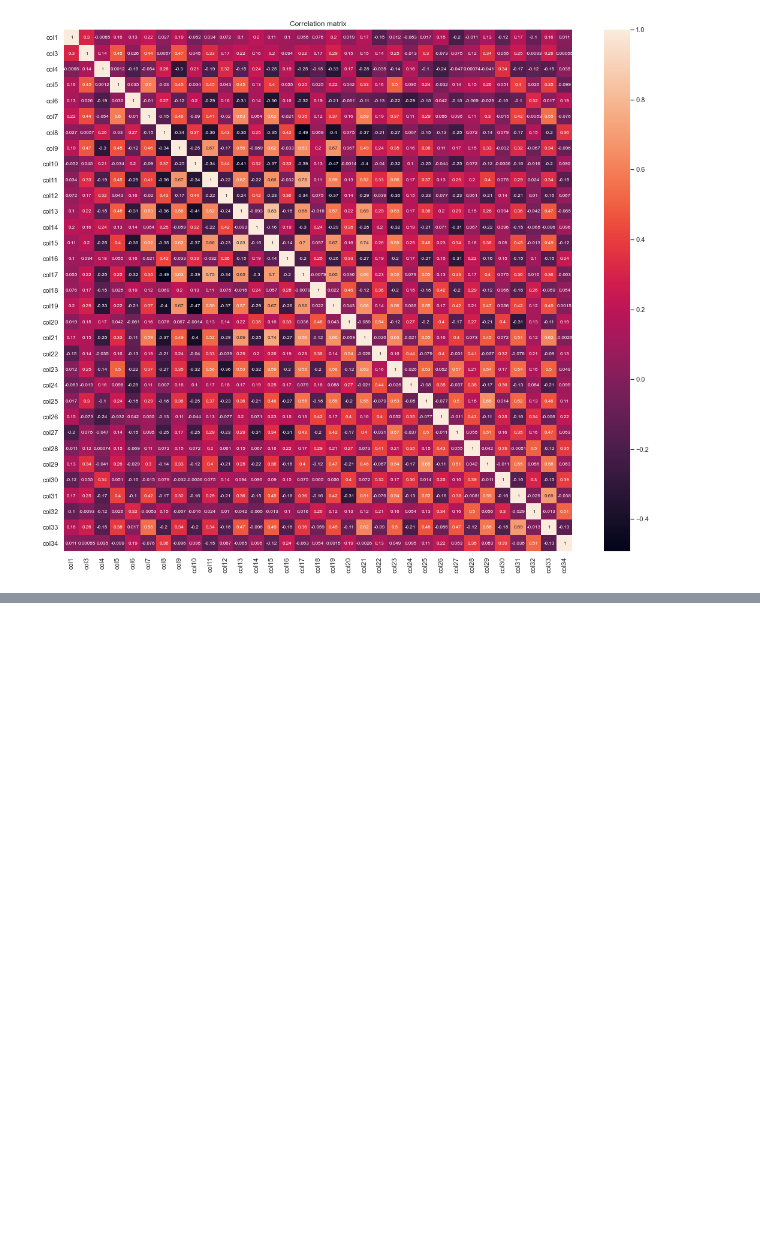
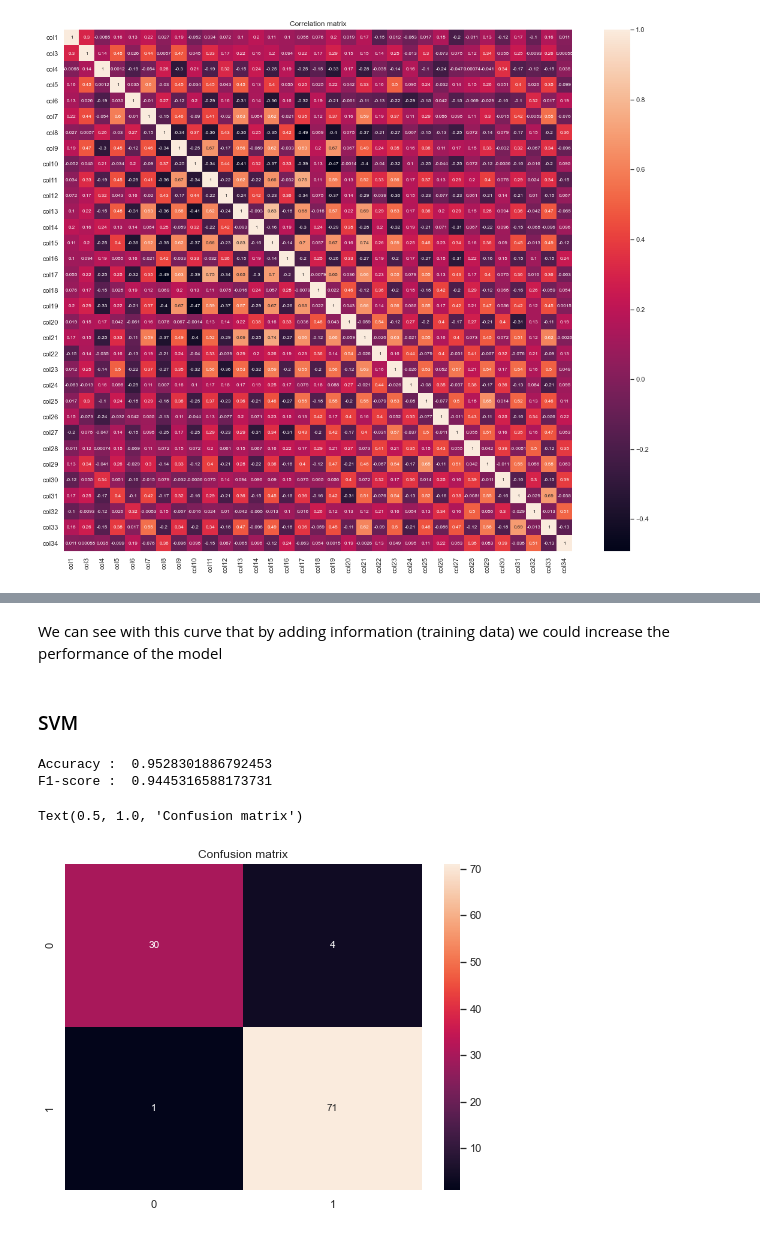
Before and after one commit to MohamedNennouche/Other-classification-projects, a Jupyter notebook: iono-notebook.ipynb, the cells around one changed output, grey strips where cells are left out. Cells and saved outputs as stored; diff of their text form; code cells hidden in the pictures; blank space fills up the shorter version.

```diff
--- a/iono-notebook.ipynb
+++ b/iono-notebook.ipynb
@@ -75,0 +149,23 @@ Text(0.5, 1.0, 'Correlation matrix')
+# %% [markdown]
+We can see with this curve that by adding information (training data) we could increase the performance of the model
+# %% [markdown]
+### SVM
+# %%
+parameters = {'degree':np.arange(1,20,1)}
+svm=SVC(gamma='scale', class_weight='balanced')
+clf = GridSearchCV(svm, parameters, scoring='f1_macro')
+clf.fit(fv_train,etiq_train)
+svm=SVC(**clf.best_params_)
+svm.fit(fv_train,etiq_train)
+ysvm=svm.predict(fv_test)
+print("Accuracy : ",metrics.accuracy_score(etiq_test, ysvm))
+print("F1-score : ",metrics.f1_score(etiq_test, ysvm, average='macro'))
+
+plt.figure(figsize=(8,6))
+sns.heatmap(metrics.confusion_matrix(etiq_test, ysvm), annot=True, annot_kws={"size": 10})
+plt.title('Confusion matrix')
+# %% [output]
+Accuracy :  0.9528301886792453
+F1-score :  0.9445316588173731
+Text(0.5, 1.0, 'Confusion matrix')
+[figure, added]
```
Also changed, not shown: parts of 13 cells of this notebook.
